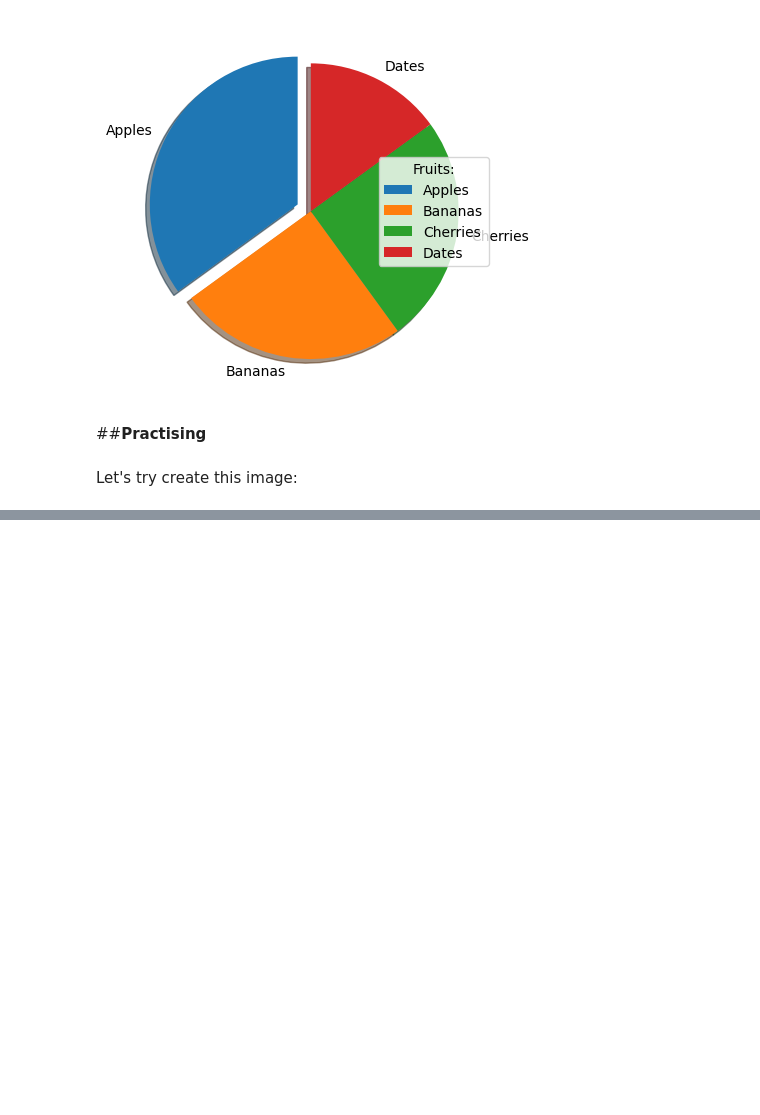
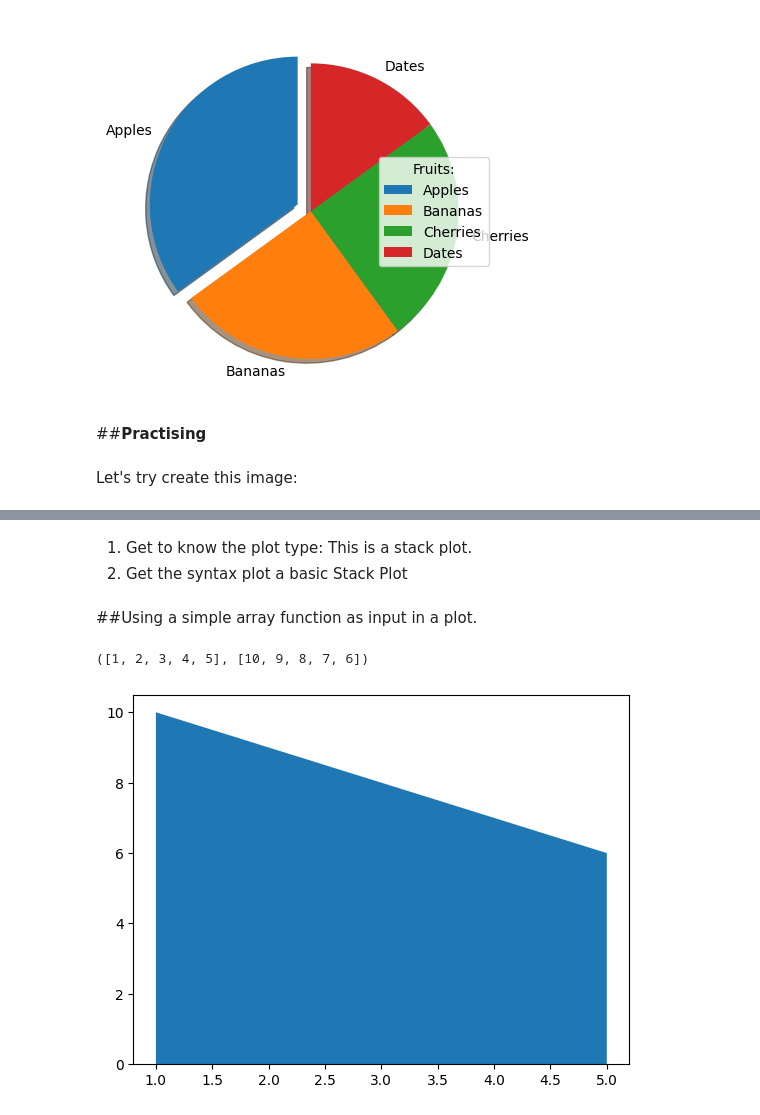
Before and after one commit to kibuba-njihia/mastering-matplotlib, a Jupyter notebook: matplotlib.ipynb, the cells around one changed output, grey strips where cells are left out. Saved outputs shown, nothing was run; the diff lists cells and outputs as text; code cells hidden in the pictures; blank space fills up the shorter version.

Commit message:
using functions in matplotlib

```diff
--- a/matplotlib.ipynb
+++ b/matplotlib.ipynb
@@ -218,3 +218,35 @@ plt.show()
 Let's try create this image:
 # %% [markdown]
 ![HOPS-Distribution-by-Position.png](embedded-picture-1)
+# %% [markdown]
+
+
+1.   Get to know the plot type: This is a stack plot.
+2.   Get the syntax plot a basic Stack Plot
+# %% [markdown]
+##Using a simple array function as input in a plot.
+# %%
+def get_exponential(x,y):
+  x_array=[]
+  y_array=[]
+  while x < y:
+    x_array.append(x)
+    y_array.append(y)
+
+    x=x+1
+    y=y-1
+  return x_array,y_array
+# %%
+get_exponential(1,10)
+# %% [output]
+([1, 2, 3, 4, 5], [10, 9, 8, 7, 6])
+# %%
+
+a=np.array([1,2,3,4])
+b=np.array([4,5,6,7])
+c,d=get_exponential(1,10)
+
+plt.stackplot(c,d)
+plt.show()
+# %% [output]
+[figure, added]
```
